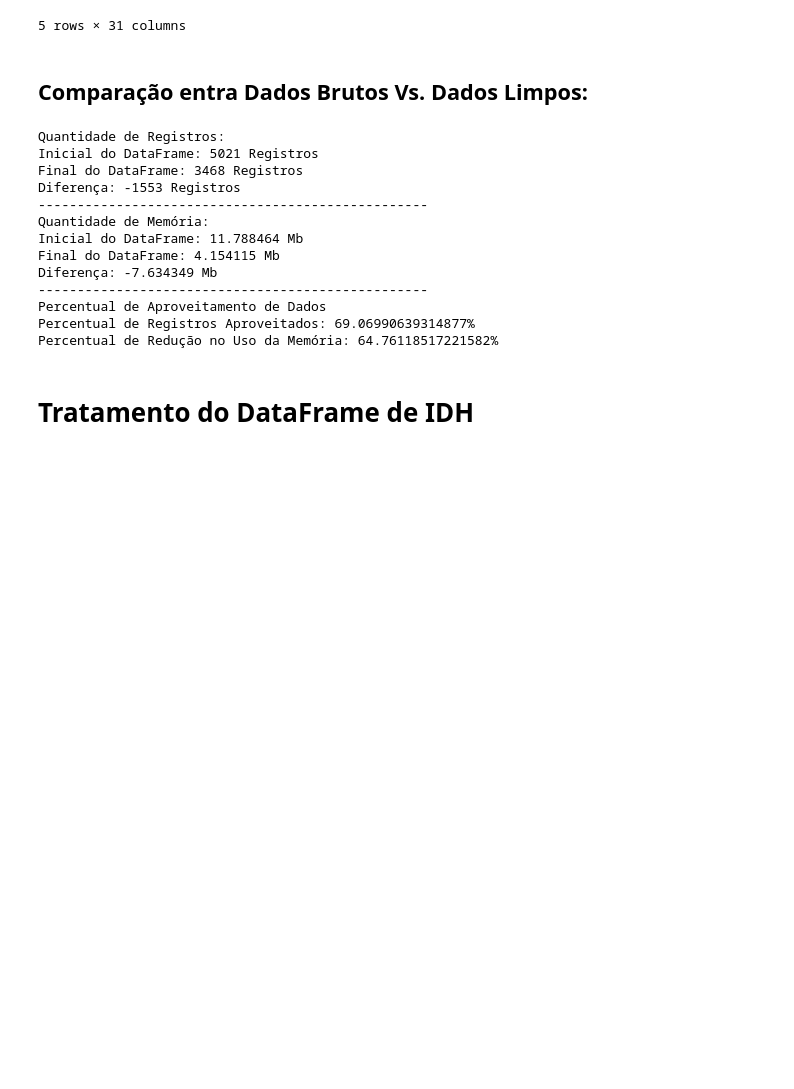
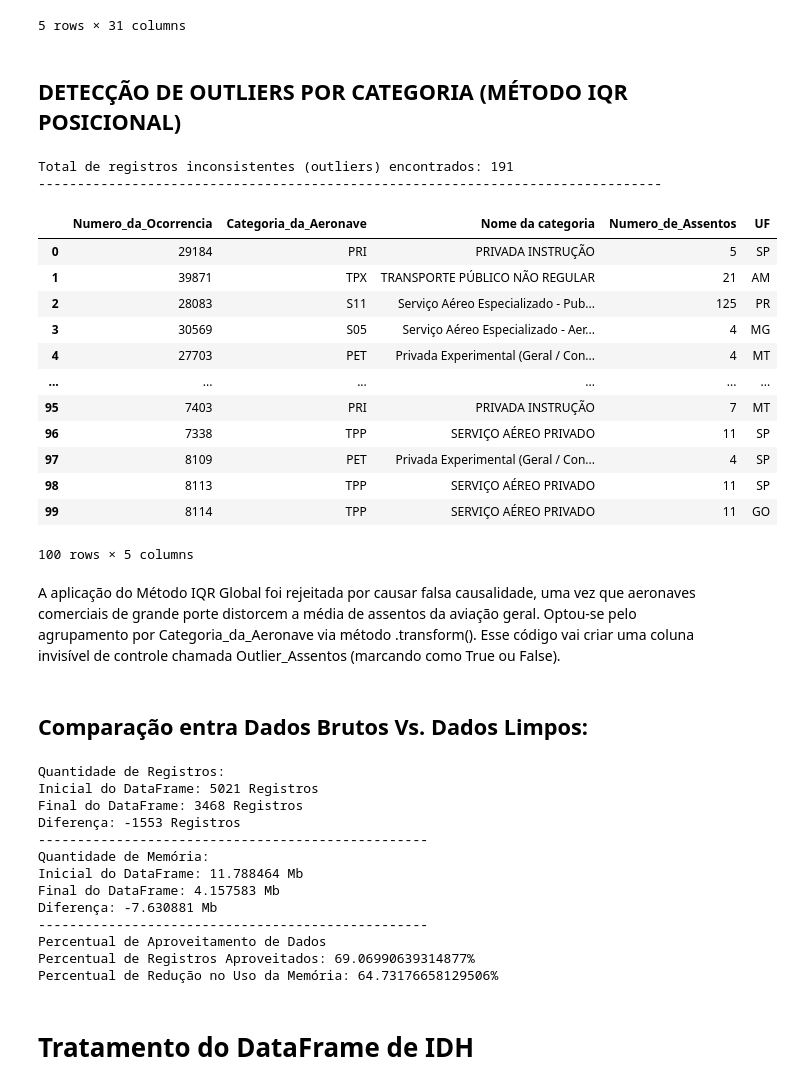
Before and after one commit to Jobanu/Projeto-Final-DS-PY-004, a Jupyter notebook: notebook/analise.ipynb, the cells around one changed output. Cells and saved outputs as stored; diff of their text form; code cells hidden in the pictures; blank space fills up the shorter version.

```diff
--- a/notebook/analise.ipynb
+++ b/notebook/analise.ipynb
@@ -1190,6 +1254,65 @@ display(df.head())
 | 3 | 31607 | 2022-03-27 | GO | Centro-Oeste | EXCURSÃO DE PISTA | A aeronave decolou do Aeródromo N... | ... |
 | 4 | 31607 | 2022-03-27 | GO | Centro-Oeste | FALHA OU MAU FUNCIONAMENTO DE SIS... | A aeronave decolou do Aeródromo N... | ... |
 5 rows × 31 columns
+# %% [markdown]
+## DETECÇÃO DE OUTLIERS POR CATEGORIA (MÉTODO IQR POSICIONAL)
+# %%
+def detectar_outliers_iqr(serie):
+    """
+    Calcula os limites do IQR para uma série específica e identifica
+    os valores que ultrapassam o limite superior (outliers).
+    """
+    q1 = serie.quantile(0.25)
+    q3 = serie.quantile(0.75)
+    iqr = q3 - q1
+
+    # Definimos apenas o limite superior, pois assentos mínimos tendem a 0 ou 1 de forma legítima
+    limite_superior = q3 + (1.5 * iqr)
+
+    return serie > limite_superior
+
+# Aplicamos o groupby por Categoria_da_Aeronave e usamos o transform para varrer as linhas
+df['Outlier_Assentos'] = df.groupby('Categoria_da_Aeronave')['Numero_de_Assentos'].transform(detectar_outliers_iqr)
+
+
+# --- VALIDAÇÃO DOS RESULTADOS COM A DESCRIÇÃO DA CATEGORIA ---
+print(f"Total de registros inconsistentes (outliers) encontrados: {df['Outlier_Assentos'].sum()}")
+print("-" * 80)
+
+# 1. Filtramos apenas as linhas que o IQR marcou como True (Outliers)
+df_outliers_encontrados = df[df['Outlier_Assentos'] == True].copy()
+df_outliers_encontrados.drop_duplicates(subset=['Numero_da_Ocorrencia'], inplace=True)
+
+
+# 2. Fazemos o merge temporário com a tabela auxiliar para trazer o "Nome da categoria"
+df_outliers_com_nome = pd.merge(
+    df_outliers_encontrados,
+    df_categoria_aeronave[['Categoria_da_Aeronave', 'Nome da categoria']],
+    on='Categoria_da_Aeronave',
+    how='left'
+)
+
+# 3. Exibimos na tela incluindo a nova coluna textual ao lado
+display(df_outliers_com_nome[['Numero_da_Ocorrencia', 'Categoria_da_Aeronave', 'Nome da categoria', 'Numero_de_Assentos', 'UF']].head(100))
+# %% [output]
+Total de registros inconsistentes (outliers) encontrados: 191
+--------------------------------------------------------------------------------
+|  | Numero_da_Ocorrencia | Categoria_da_Aeronave | Nome da categoria | Numero_de_Assentos | UF |
+| 0 | 29184 | PRI | PRIVADA INSTRUÇÃO | 5 | SP |
+| 1 | 39871 | TPX | TRANSPORTE PÚBLICO NÃO REGULAR | 21 | AM |
+| 2 | 28083 | S11 | Serviço Aéreo Especializado - Pub... | 125 | PR |
+| 3 | 30569 | S05 | Serviço Aéreo Especializado - Aer... | 4 | MG |
+| 4 | 27703 | PET | Privada Experimental (Geral / Con... | 4 | MT |
+| ... | ... | ... | ... | ... | ... |
+| 95 | 7403 | PRI | PRIVADA INSTRUÇÃO | 7 | MT |
+| 96 | 7338 | TPP | SERVIÇO AÉREO PRIVADO | 11 | SP |
+| 97 | 8109 | PET | Privada Experimental (Geral / Con... | 4 | SP |
+| 98 | 8113 | TPP | SERVIÇO AÉREO PRIVADO | 11 | SP |
+| 99 | 8114 | TPP | SERVIÇO AÉREO PRIVADO | 11 | GO |
+100 rows × 5 columns
+# %% [markdown]
+A aplicação do Método IQR Global foi rejeitada por causar falsa causalidade, uma vez que aeronaves comerciais de grande porte distorcem a média de assentos da aviação geral. Optou-se pelo agrupamento por Categoria_da_Aeronave via método .transform().
+Esse código vai criar uma coluna invisível de controle chamada Outlier_Assentos (marcando como True ou False).
 # %% [markdown]
 ## Comparação entra Dados Brutos Vs. Dados Limpos:
 # %%
@@ -1220,12 +1343,12 @@ Diferença: -1553 Registros
 --------------------------------------------------
 Quantidade de Memória:
 Inicial do DataFrame: 11.788464 Mb
-Final do DataFrame: 4.154115 Mb
-Diferença: -7.634349 Mb
+Final do DataFrame: 4.157583 Mb
+Diferença: -7.630881 Mb
 --------------------------------------------------
 Percentual de Aproveitamento de Dados
 Percentual de Registros Aproveitados: 69.06990639314877%
-Percentual de Redução no Uso da Memória: 64.76118517221582%
+Percentual de Redução no Uso da Memória: 64.73176658129506%
 # %% [markdown]
 # Tratamento do DataFrame de IDH
 # %%
```
Also changed, not shown: parts of 13 cells of this notebook, 1 other file.
